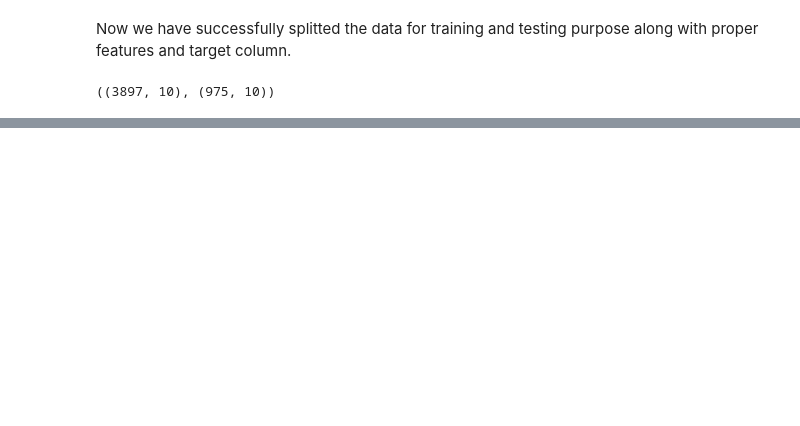
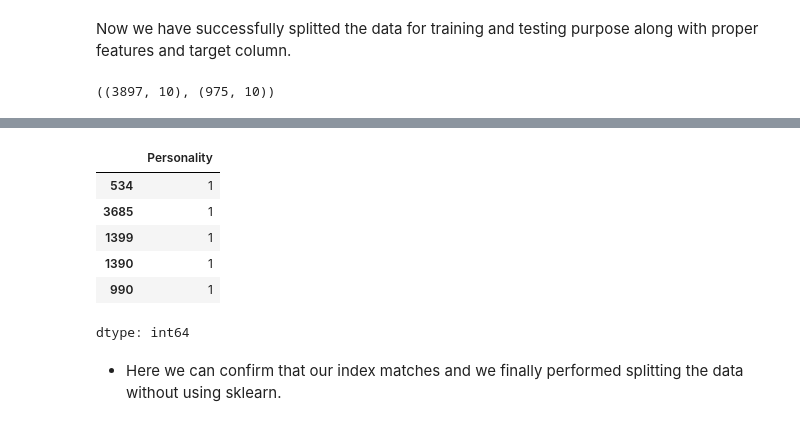
Before and after one commit to rizz045/Predicting-Personality-Traits-Using-Social-Behavior-Patterns, a Jupyter notebook: Personality_Prediction_Using_ML.ipynb, the cells around one changed output, grey strips where cells are left out. Saved outputs shown, nothing was run; the diff lists cells and outputs as text; code cells hidden in the pictures; blank space fills up the shorter version.

```diff
--- a/Personality_Prediction_Using_ML.ipynb
+++ b/Personality_Prediction_Using_ML.ipynb
@@ -244,0 +264,12 @@ train
+# %%
+y_train.head()
+# %% [output]
+|  | Personality |
+| 534 | 1 |
+| 3685 | 1 |
+| 1399 | 1 |
+| 1390 | 1 |
+| 990 | 1 |
+dtype: int64
+# %% [markdown]
+* Here we can confirm that our index matches and we finally performed splitting the data without using sklearn.
```
Also changed, not shown: parts of 6 cells of this notebook.
